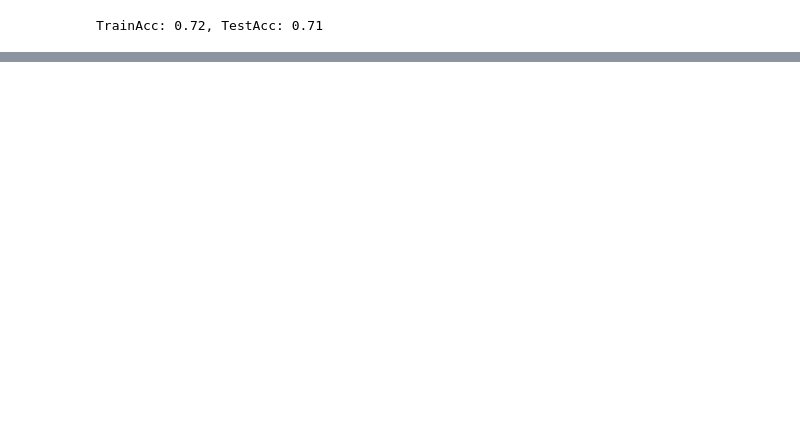
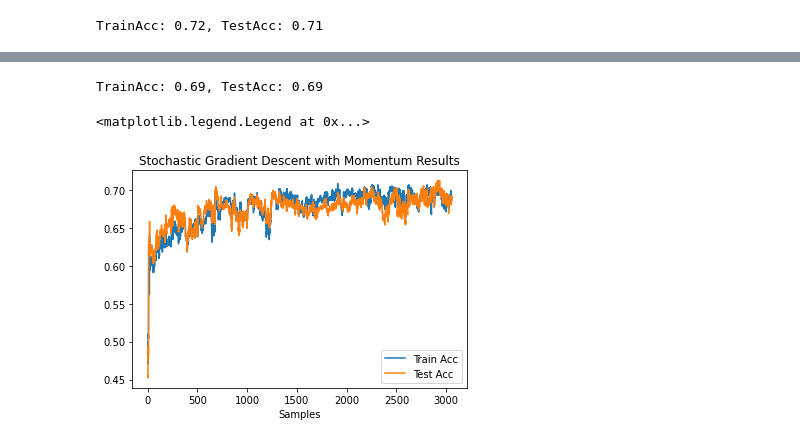
Before and after one commit to James-Oswald/CSCI-6962-Projects-in-ML-AI, a Jupyter notebook: hw1/hw1.ipynb, the cells around one changed output, grey strips where cells are left out. Cells and saved outputs as stored; diff of their text form; code cells hidden in the pictures; blank space fills up the shorter version.

```diff
--- a/hw1/hw1.ipynb
+++ b/hw1/hw1.ipynb
@@ -261,0 +273,55 @@ TrainAcc: 0.72, TestAcc: 0.71
+# %%
+#Implementation of Stochastic Gradient Descent with Momentum
+
+from sklearn.utils import shuffle #better than np.random.shuffle because i can do 2 in 1
+
+resetData()
+metrics = createMetrics() #keep track of our accuracy and cost while training
+
+#hyperparams
+#I played around with these manually
+epochs = 1
+learning_rate = 0.01
+gamma = 0.015 #for "air resistance" used in momentum
+
+#init our weight vector based on how many features we have in the data
+weights = np.zeros(x_train.shape[0])
+bias = 0
+
+#initial momentum
+vwt = 0
+vbt = 0
+
+#training loop
+for epoch in range(epochs):
+    x_shuff, y_shuff = shuffle(x_train.T, y_train)
+    for X, y in zip(x_shuff, y_shuff):
+        A = forward(X, weights, bias)
+
+        #reshaping so that our functions work
+        A = np.array([A]) # 1 --> (1)
+        X = np.expand_dims(X, axis=1) # (51,) --> (51, 1)
+
+        #compute grads of the cost func
+        dw = dCostWRTw(X, A, y)
+        db = dCostWRTb(A, y)
+
+        #update the weights + bias with respect to our grads and momentum
+        vwt = gamma * vwt + learning_rate * dw
+        vbt = gamma * vbt + learning_rate * db
+        weights = weights - vwt
+        bias = bias - vbt
+
+        updateMetrics(metrics, A, weights, bias)
+
+
+print(f"TrainAcc: {metrics['train_acc'][-1]:0.2f}, TestAcc: {metrics['test_acc'][-1]:0.2f}")
+plt.plot(metrics["train_acc"], label="Train Acc")
+plt.plot(metrics["test_acc"], label="Test Acc")
+plt.xlabel("Samples")
+plt.title("Stochastic Gradient Descent with Momentum Results")
+plt.legend()
+# %% [output]
+TrainAcc: 0.69, TestAcc: 0.69
+<matplotlib.legend.Legend at 0x...>
+[figure, added]
```
Also changed, not shown: parts of 19 cells of this notebook.
